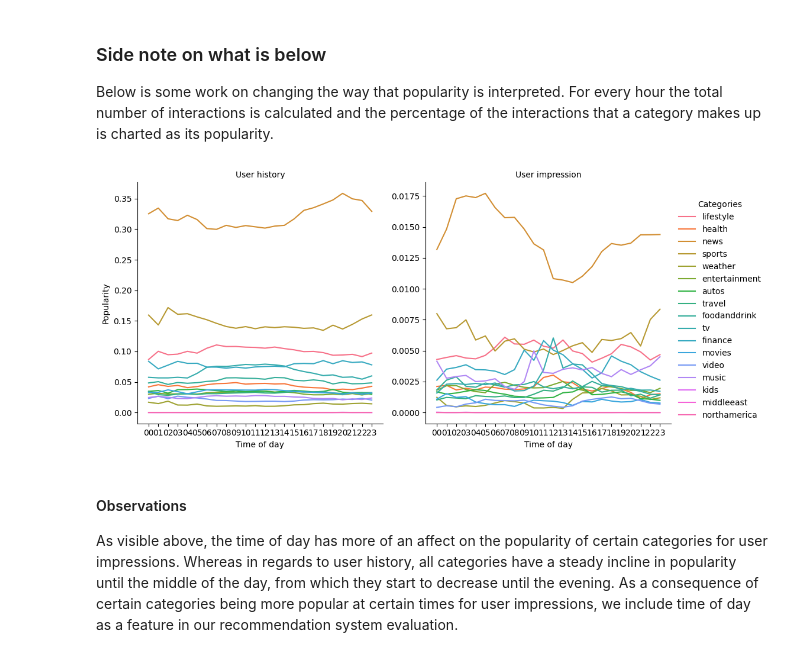
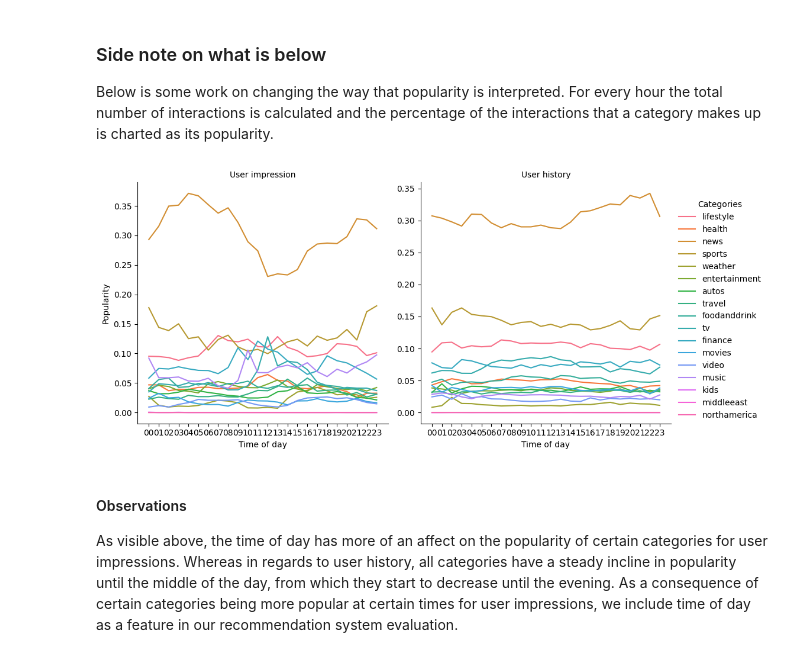
Before and after one commit to nicholas-rf/RecommenderProject, a Jupyter notebook: ExploratoryAnalysis/eda_report.ipynb, the cells around one changed output. Saved outputs shown, nothing was run; the diff lists cells and outputs as text; code cells hidden in the pictures.

Commit message:
Fixed history calculations

```diff
--- a/ExploratoryAnalysis/eda_report.ipynb
+++ b/ExploratoryAnalysis/eda_report.ipynb
@@ -142,5 +144,8 @@ behaviors.head()
+# %%
+unique_user_histories = data_processing.modify_hourly(unique_user_histories)
 # %%
 behaviors2 = behaviors.groupby('hour').agg('sum').reset_index()
+unique_user_histories2 = unique_user_histories.groupby('hour').agg('sum').reset_index()
 # %% [markdown]
 ### Side note on what is below
 Below is some work on changing the way that popularity is interpreted. For every hour the total number of interactions is calculated and the percentage of the interactions that a category makes up is charted as its popularity.
@@ -152,15 +157,15 @@ for col in cols:
     impression_.append(col + '_impression')
     history_.append(col + '_history')
 # %%
-behaviors2['history_div'] = behaviors2[history_].apply(lambda x : sum(x), axis=1)
+unique_user_histories2['history_div'] = unique_user_histories2[history_].apply(lambda x : sum(x), axis=1)
 behaviors2['impression_div'] = behaviors2[impression_].apply(lambda x : sum(x), axis=1)
 # %%
-behaviors2[history_] = behaviors2.apply(lambda x : x[history_] / x['history_div'], axis=1)
-behaviors2[impression_] = behaviors2.apply(lambda x : x[impression_] / x['history_div'], axis=1)
+unique_user_histories2[history_] = unique_user_histories2.apply(lambda x : x[history_] / x['history_div'], axis=1)
+behaviors2[impression_] = behaviors2.apply(lambda x : x[impression_] / x['impression_div'], axis=1)
 # %%
-visualization_modules.create_temporal_graphs(behaviors2)
+visualization_modules.create_temporal_graphs(behaviors2, unique_user_histories2)
 # %% [output]
-[figure, old version]
+[figure, new version]
 # %% [markdown]
 #### Observations
 As visible above, the time of day has more of an affect on the popularity of certain categories for user impressions. Whereas in regards to user history, all categories have a steady incline in popularity until the middle of the day, from which they start to decrease until the evening. As a consequence of certain categories being more popular at certain times for user impressions, we include time of day as a feature in our recommendation system evaluation.
```
Also changed, not shown: parts of 7 cells of this notebook, 7 other files.
